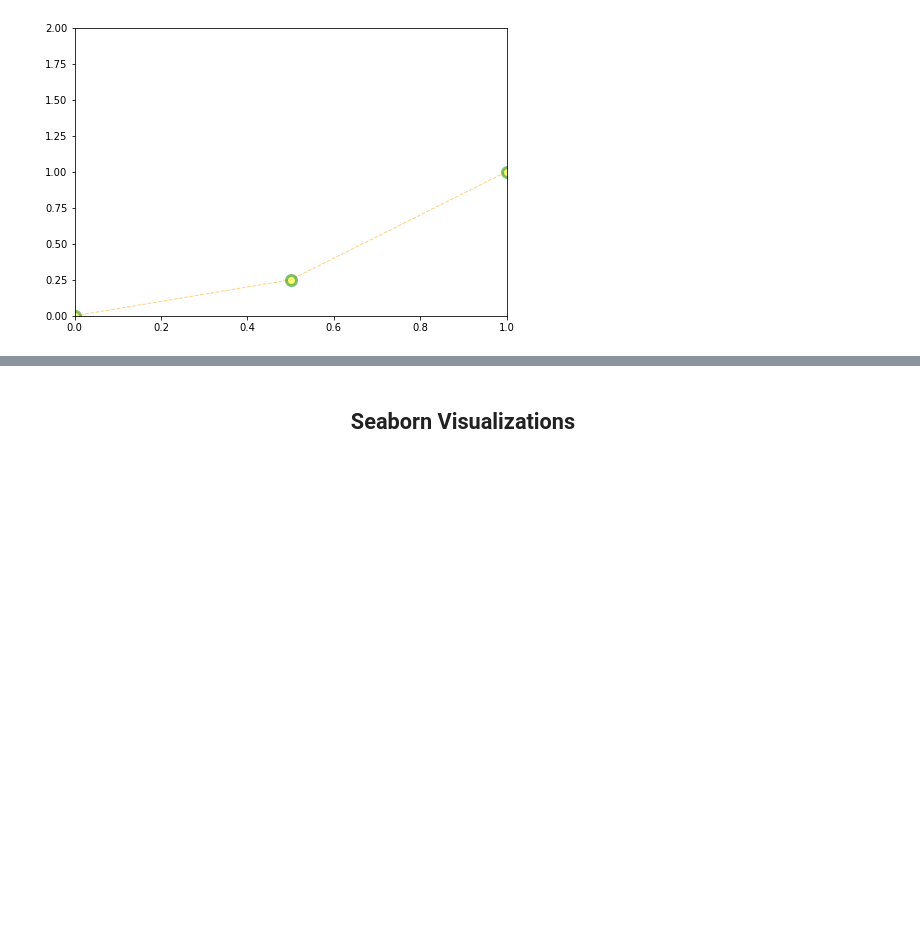
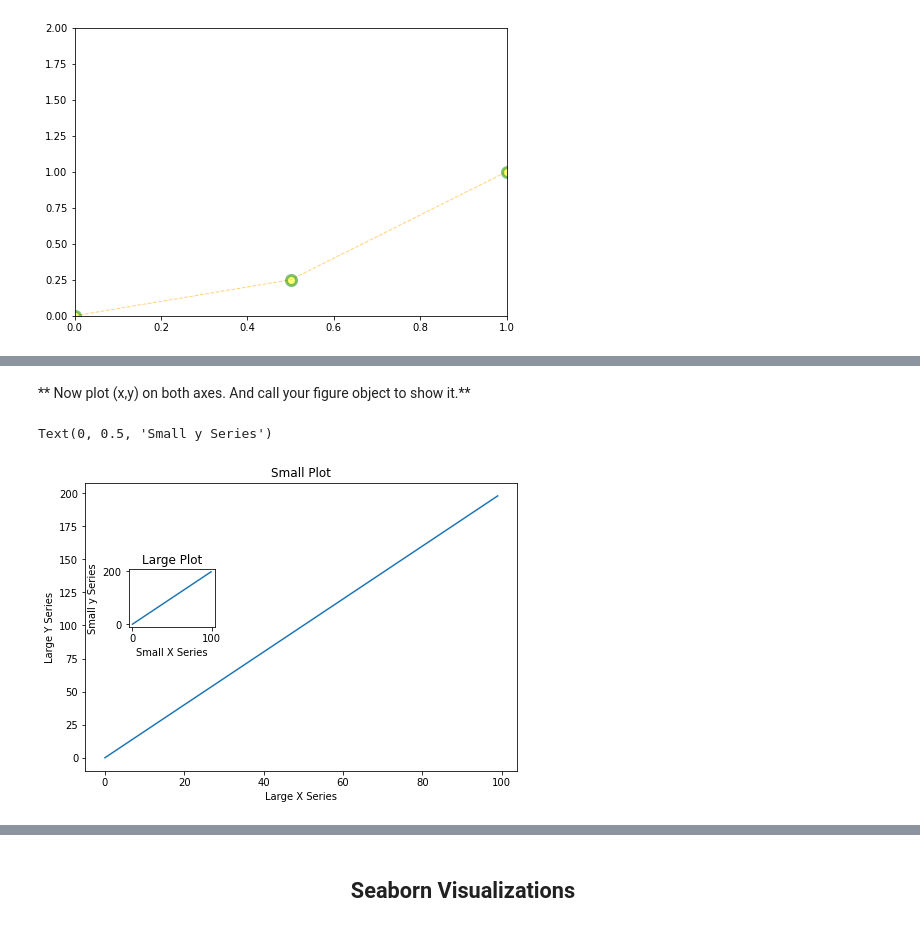
Before and after one commit to Zynith/Data-Science-and-Machine-Learning-Bootcamp, a Jupyter notebook: Visualizations.ipynb, the cells around one changed output, grey strips where cells are left out. Drawn from its saved outputs; the diff is of its cells as text; code cells hidden in the pictures; blank space fills up the shorter version.

```diff
--- a/Visualizations.ipynb
+++ b/Visualizations.ipynb
@@ -223,0 +279,21 @@ plt.show()
+# %% [markdown]
+** Now plot (x,y) on both axes. And call your figure object to show it.**
+# %%
+fig = plt.figure()
+axes1 = fig.add_axes([0,0,1,1])
+axes2 = fig.add_axes([0.1,0.5,0.2,0.2])
+
+axes1.plot(x,y)
+axes2.plot(x,y)
+
+axes1.set_title("Small Plot")
+axes2.set_title("Large Plot")
+
+axes1.set_xlabel("Large X Series")
+axes2.set_xlabel("Small X Series")
+
+axes1.set_ylabel("Large Y Series")
+axes2.set_ylabel("Small y Series")
+# %% [output]
+Text(0, 0.5, 'Small y Series')
+[figure, added]
```
Also changed, not shown: parts of 37 cells of this notebook.
